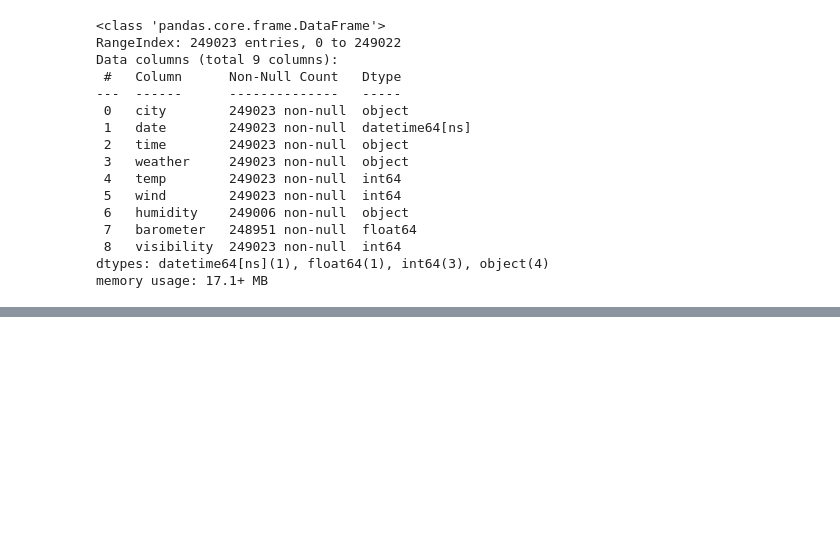
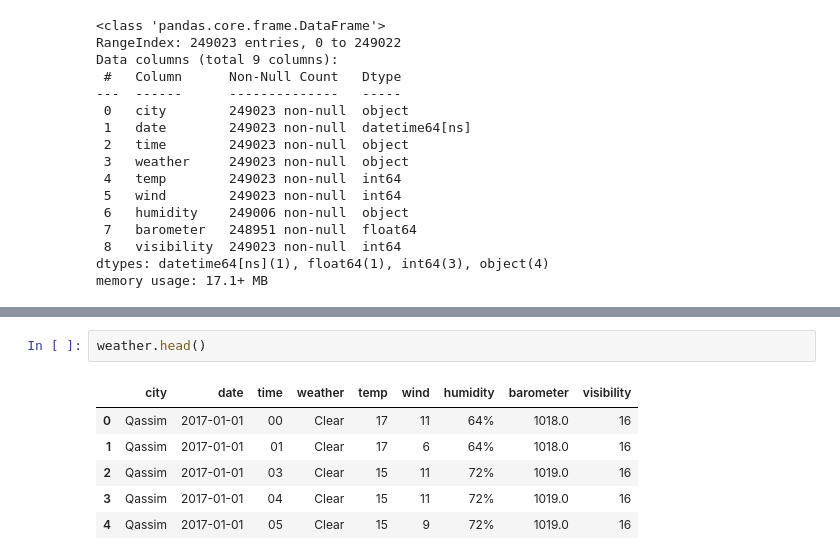
Before and after one commit to Dalal-12/project-2, a Jupyter notebook: project.ipynb, the cells around one changed output, grey strips where cells are left out. Cells and saved outputs as stored; diff of their text form; blank space fills up the shorter version.

```diff
--- a/project.ipynb
+++ b/project.ipynb
@@ -128,0 +191,9 @@ memory usage: 17.1+ MB
+# %%
+weather.head()
+# %% [output]
+|  | city | date | time | weather | temp | wind | humidity | barometer | visibility |
+| 0 | Qassim | 2017-01-01 | 00 | Clear | 17 | 11 | 64% | 1018.0 | 16 |
+| 1 | Qassim | 2017-01-01 | 01 | Clear | 17 | 6 | 64% | 1018.0 | 16 |
+| 2 | Qassim | 2017-01-01 | 03 | Clear | 15 | 11 | 72% | 1019.0 | 16 |
+| 3 | Qassim | 2017-01-01 | 04 | Clear | 15 | 11 | 72% | 1019.0 | 16 |
+| 4 | Qassim | 2017-01-01 | 05 | Clear | 15 | 9 | 72% | 1019.0 | 16 |
```
Also changed, not shown: parts of 5 cells of this notebook.
